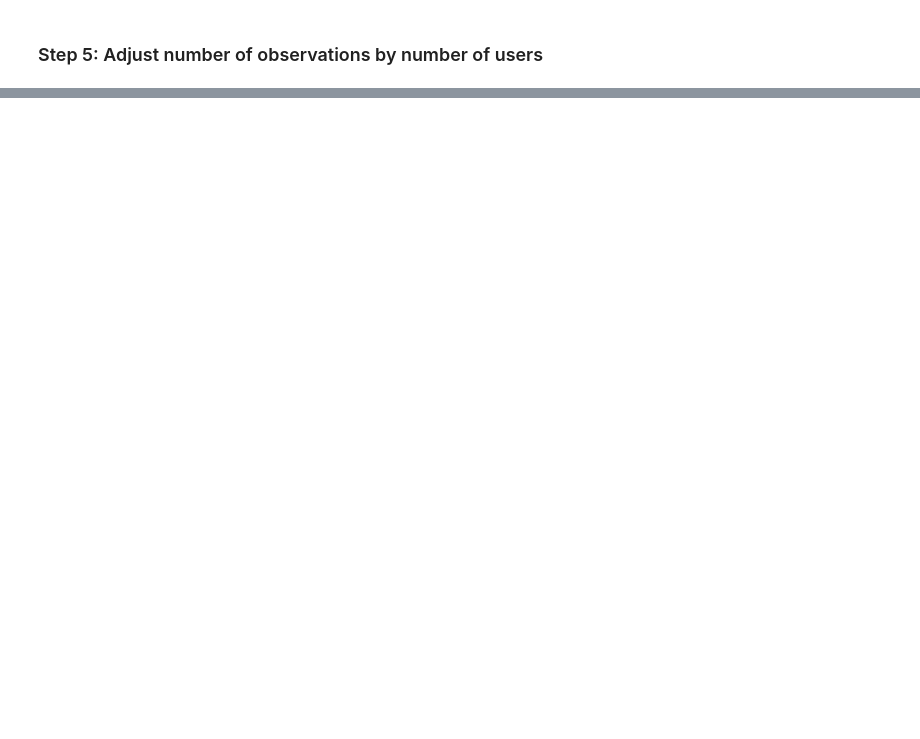
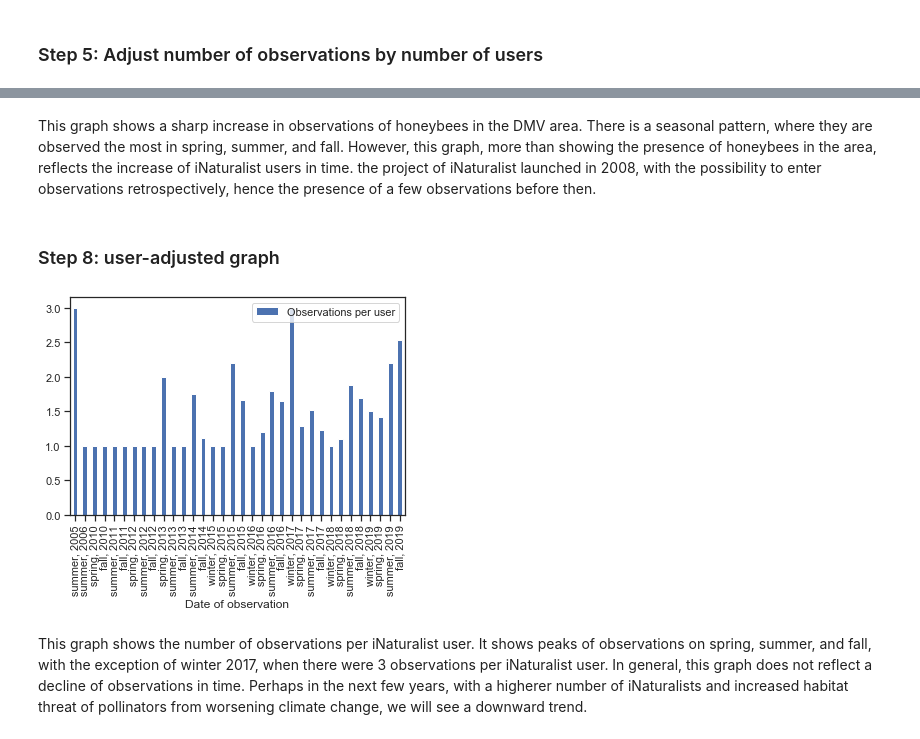
Before and after one commit to caroschwedh/BIOF309-final-project, a Jupyter notebook: DMV_bees.ipynb, the cells around one changed output, grey strips where cells are left out. Saved outputs shown, nothing was run; the diff lists cells and outputs as text; code cells hidden in the pictures; blank space fills up the shorter version.

```diff
--- a/DMV_bees.ipynb
+++ b/DMV_bees.ipynb
@@ -161,2 +271,21 @@ print(df_iNat.head())
+# %% [markdown]
+This graph shows a sharp increase in observations of honeybees in the DMV area.
+There is a seasonal pattern, where they are observed the most in spring, summer, and fall.
+However, this graph, more than showing the presence of honeybees in the area, reflects the increase of iNaturalist users in time.
+the project of iNaturalist launched in 2008, with the possibility to enter observations retrospectively,
+hence the presence of a few observations before then.
+# %% [markdown]
+### Step 8: user-adjusted graph
+# %%
+iNat_graph_adjusted = iNat_complete.plot.bar(x='Date of observation', y='Observations per user', rot=90)
+# %% [output]
+[figure, added]
+# %% [markdown]
+This graph shows the number of observations per iNaturalist user.
+It shows peaks of observations on spring, summer, and fall, with the exception of winter 2017,
+when there were 3 observations per iNaturalist user.
+In general, this graph does not reflect a decline of observations in time.
+Perhaps in the next few years, with a higherer number of iNaturalists and increased habitat threat
+of pollinators from worsening climate change, we will see a downward trend.
 # %%
 # update git
```
Also changed, not shown: parts of 18 cells of this notebook, 1 other file.
